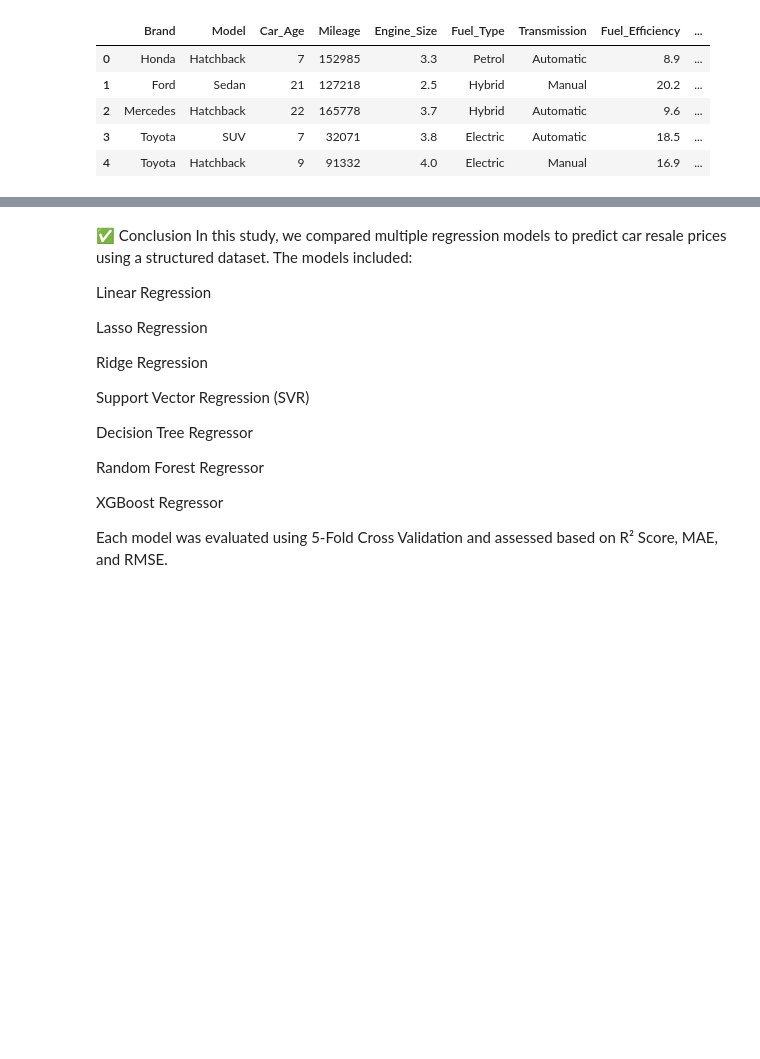
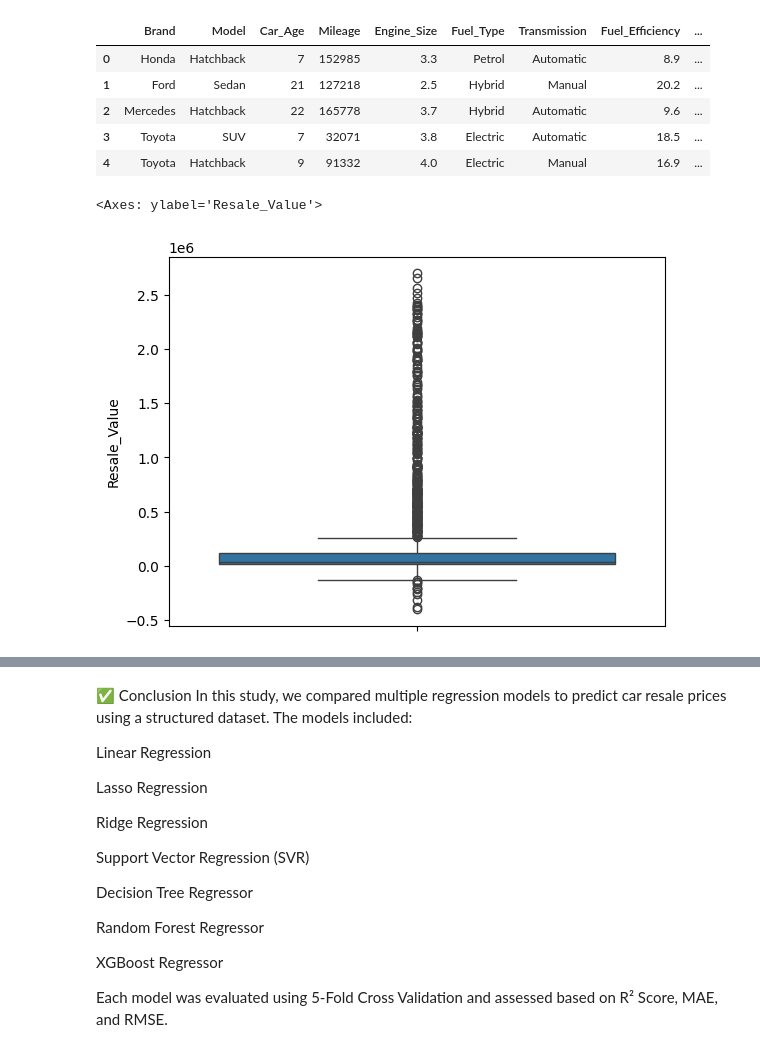
Before and after one commit to Sohini-coder/Car-Price-Prediction, a Jupyter notebook: Model_Comparison.ipynb, the cells around one changed output, grey strips where cells are left out. Cells and saved outputs as stored; diff of their text form; code cells hidden in the pictures; blank space fills up the shorter version.

```diff
--- a/Model_Comparison.ipynb
+++ b/Model_Comparison.ipynb
@@ -34,3 +34,9 @@ categorical_features = ['Brand', 'Model', 'Fuel_Type', 'Transmission']
 numerical_features = [col for col in df.columns if col not in categorical_features + ['Resale_Value']]
 X = df.drop('Resale_Value', axis=1)
 y = df['Resale_Value']
+# %%
+import seaborn as sns
+sns.boxplot(y=df['Resale_Value'])
+# %% [output]
+<Axes: ylabel='Resale_Value'>
+[figure, added]
```
Also changed, not shown: parts of 10 cells of this notebook, 9 other files.
